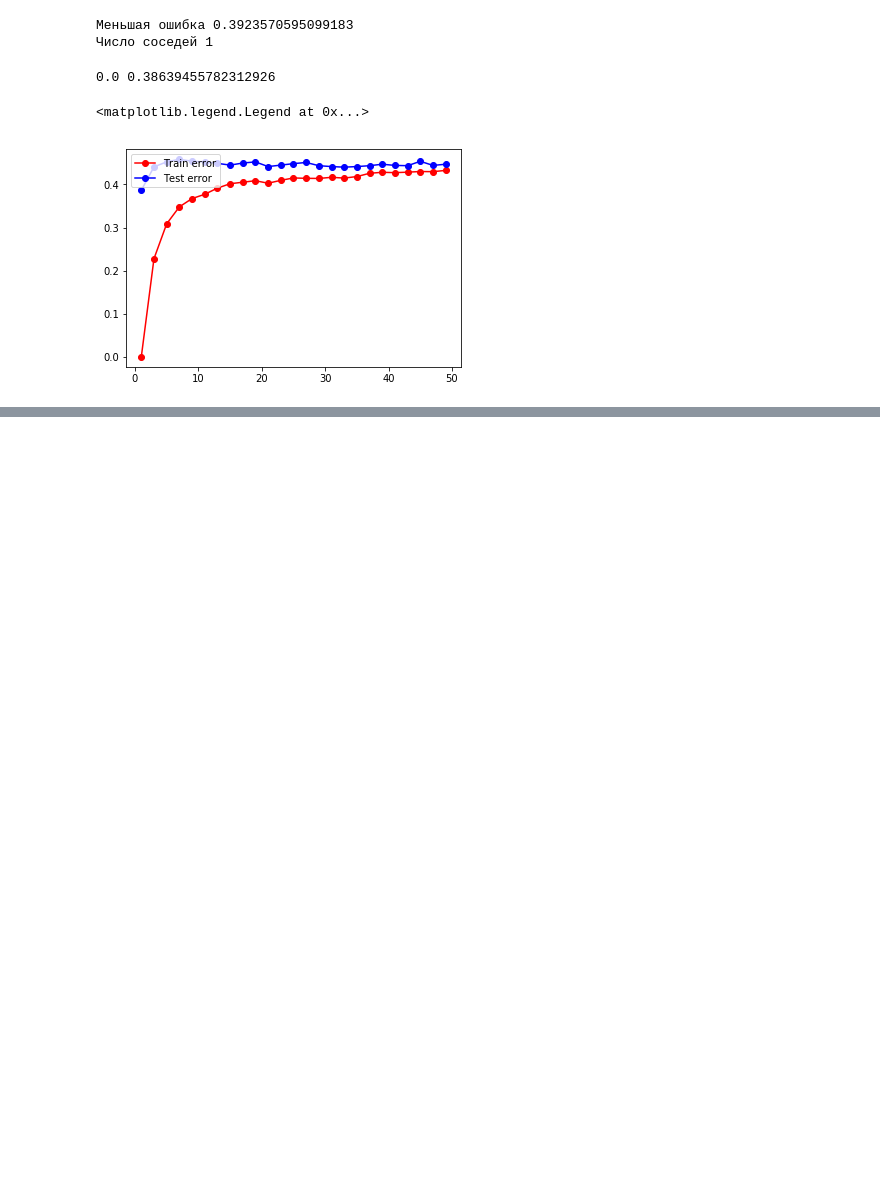
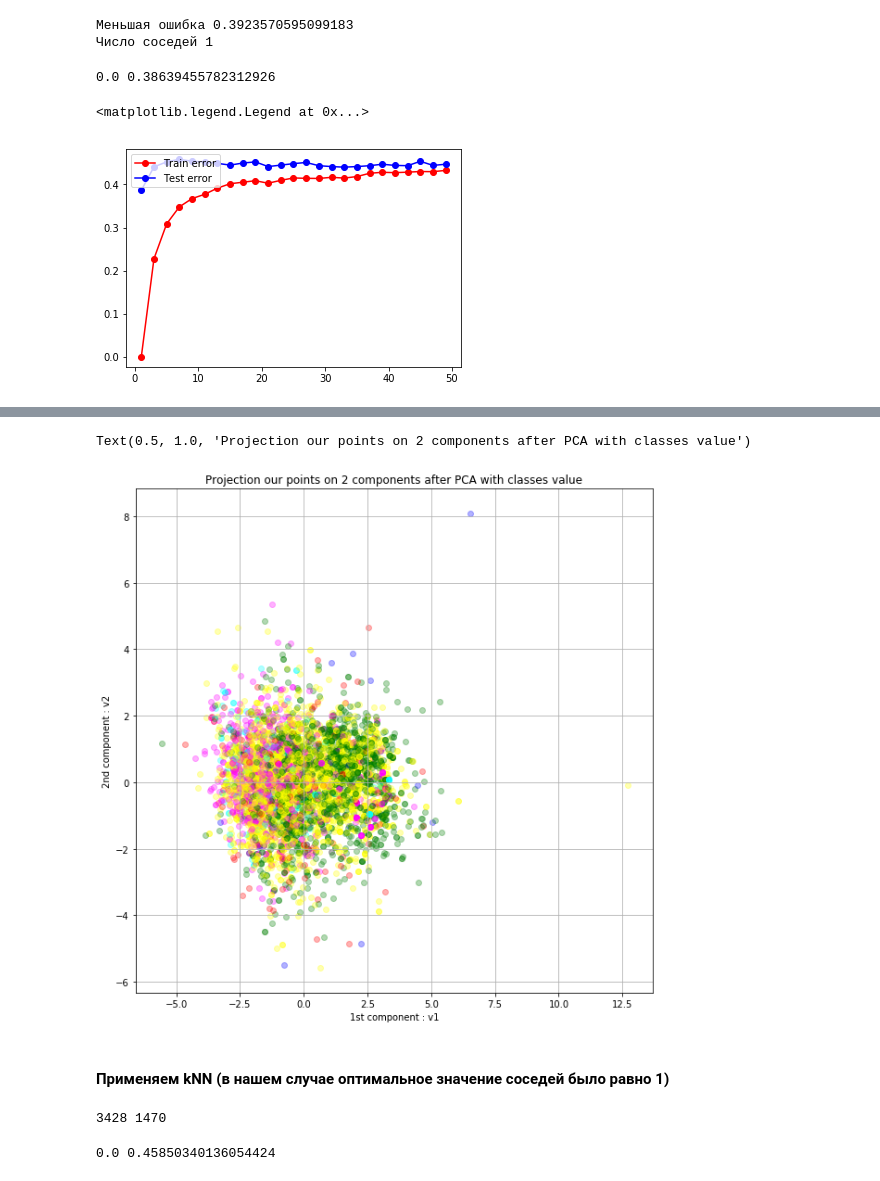
Before and after one commit to Artem-Volkov/Machine-Leaning, a Jupyter notebook: White-winequality.ipynb, the cells around one changed output, grey strips where cells are left out. Cells and saved outputs as stored; diff of their text form; code cells hidden in the pictures; blank space fills up the shorter version.

```diff
--- a/White-winequality.ipynb
+++ b/White-winequality.ipynb
@@ -670,0 +677,4 @@ plt.legend(loc = 2)
+# %%
+pca = PCA(n_components = 2)
+pcaDuo = pca.fit_transform(X)
+pcaDuo
@@ -670,0 +689,46 @@ plt.legend(loc = 2)
+# %%
+plt.figure(figsize=(10,10))
+for i in range(len(pcaDuo)):
+    if (y[i] == 3):
+        plt.scatter(pcaDuo[i, 0], pcaDuo[i, 1], alpha = 0.3, label = '3', c= 'blue')
+    elif (y[i] == 4):
+        plt.scatter(pcaDuo[i, 0], pcaDuo[i, 1], alpha = 0.3, label = '4', c= 'red')
+    elif (y[i] == 5):
+        plt.scatter(pcaDuo[i, 0], pcaDuo[i, 1], alpha = 0.3, label = '5', c= 'green')
+    elif (y[i] == 6):
+        plt.scatter(pcaDuo[i, 0], pcaDuo[i, 1], alpha = 0.3, label = '6', c= 'yellow')
+    elif (y[i] == 7):
+        plt.scatter(pcaDuo[i, 0], pcaDuo[i, 1], alpha = 0.3, label = '7', c= 'magenta')
+    elif (y[i] == 8):
+        plt.scatter(pcaDuo[i, 0], pcaDuo[i, 1], alpha = 0.3, label = '8', c= 'cyan')
+    elif (y[i] == 9):
+        plt.scatter(pcaDuo[i, 0], pcaDuo[i, 1], alpha = 0.3, label = '9', c= 'black')
+plt.grid()
+plt.xlabel('1st component : v1')
+plt.ylabel('2nd component : v2')
+plt.title('Projection our points on 2 components after PCA with classes value')
+# %% [output]
+Text(0.5, 1.0, 'Projection our points on 2 components after PCA with classes value')
+[figure, added]
+# %% [markdown]
+#### Применяем kNN (в нашем случае оптимальное значение соседей было равно 1)
+# %%
+from sklearn.model_selection import train_test_split
+X_train, X_test, y_train, y_test = train_test_split(pcaDuo, y, test_size = 0.3, random_state = 42)
+
+N_train, _ = X_train.shape
+N_test,  _ = X_test.shape
+
+print(N_train, N_test)
+# %% [output]
+3428 1470
+# %%
+from sklearn.neighbors import KNeighborsClassifier
+knn = KNeighborsClassifier(n_neighbors = 1).fit(X_train, y_train)
+
+err_train = np.mean(y_train != knn.predict(X_train))
+err_test  = np.mean(y_test  != knn.predict(X_test))
+
+print(err_train, err_test)
+# %% [output]
+0.0 0.45850340136054424
```
Also changed, not shown: parts of 10 cells of this notebook, 1 other file.
